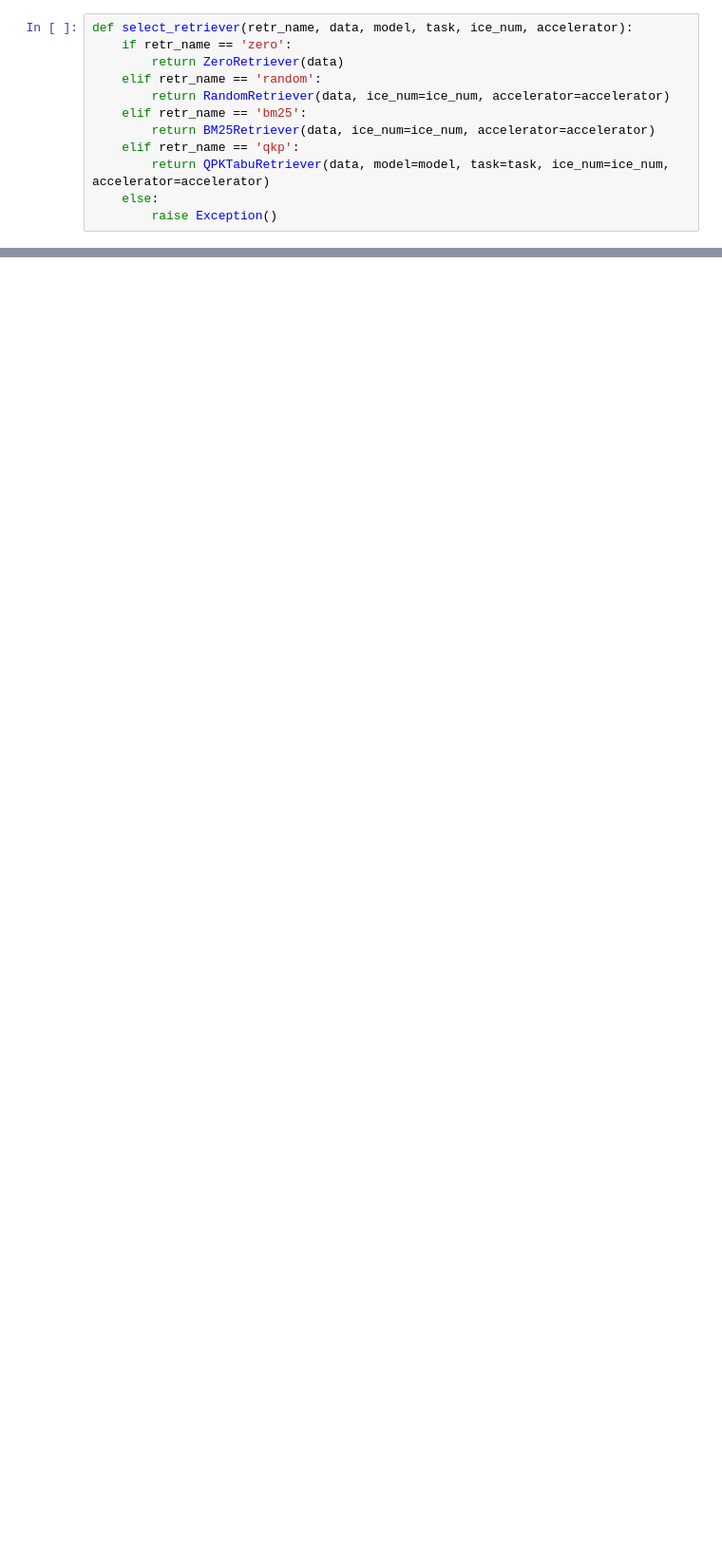
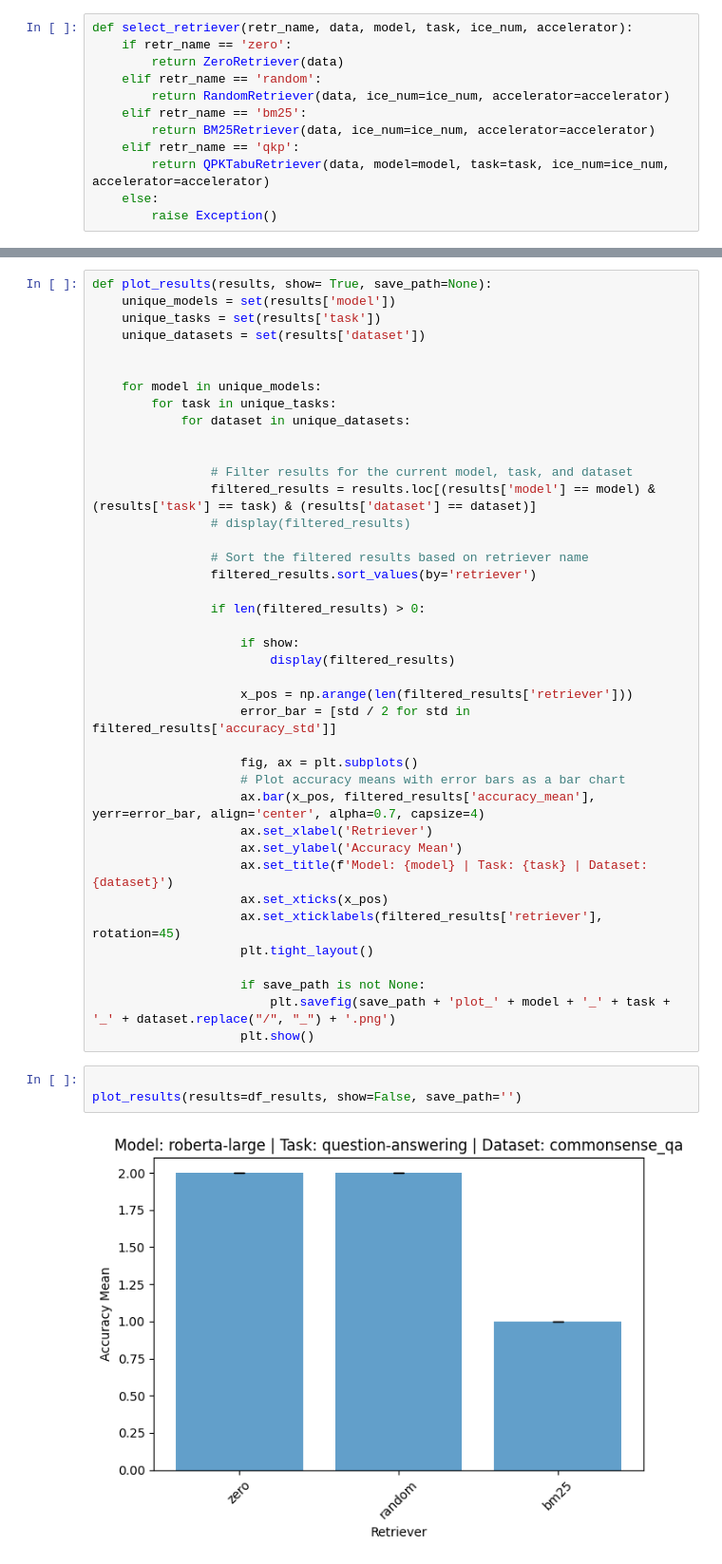
Before and after one commit to MarkusTrasberg/npl-project, a Jupyter notebook: test_heuristic.ipynb, the cells around one changed output, grey strips where cells are left out. Shown: that part at 95% size. Drawn from its saved outputs; the diff is of its cells as text; blank space fills up the shorter version.

Commit message:
MAde plotting function and made running test_heuristic gpu efficient

```diff
--- a/test_heuristic.ipynb
+++ b/test_heuristic.ipynb
@@ -173,0 +154,45 @@ for task in TASKS:
+# %%
+def plot_results(results, show= True, save_path=None):
+    unique_models = set(results['model'])
+    unique_tasks = set(results['task'])
+    unique_datasets = set(results['dataset'])
+
+
+    for model in unique_models:
+        for task in unique_tasks:
+            for dataset in unique_datasets:
+
+
+                # Filter results for the current model, task, and dataset
+                filtered_results = results.loc[(results['model'] == model) & (results['task'] == task) & (results['dataset'] == dataset)]
+                # display(filtered_results)
+
+                # Sort the filtered results based on retriever name
+                filtered_results.sort_values(by='retriever')
+
+                if len(filtered_results) > 0:
+
+                    if show:
+                        display(filtered_results)
+
+                    x_pos = np.arange(len(filtered_results['retriever']))
+                    error_bar = [std / 2 for std in filtered_results['accuracy_std']]
+
+                    fig, ax = plt.subplots()
+                    # Plot accuracy means with error bars as a bar chart
+                    ax.bar(x_pos, filtered_results['accuracy_mean'], yerr=error_bar, align='center', alpha=0.7, capsize=4)
+                    ax.set_xlabel('Retriever')
+                    ax.set_ylabel('Accuracy Mean')
+                    ax.set_title(f'Model: {model} | Task: {task} | Dataset: {dataset}')
+                    ax.set_xticks(x_pos)
+                    ax.set_xticklabels(filtered_results['retriever'], rotation=45)
+                    plt.tight_layout()
+
+                    if save_path is not None:
+                        plt.savefig(save_path + 'plot_' + model + '_' + task + '_' + dataset.replace("/", "_") + '.png')
+                    plt.show()
+# %%
+
+plot_results(results=df_results, show=False, save_path='')
+# %% [output]
+[figure, added]
```
Also changed, not shown: parts of 7 cells of this notebook, 1 other file.
